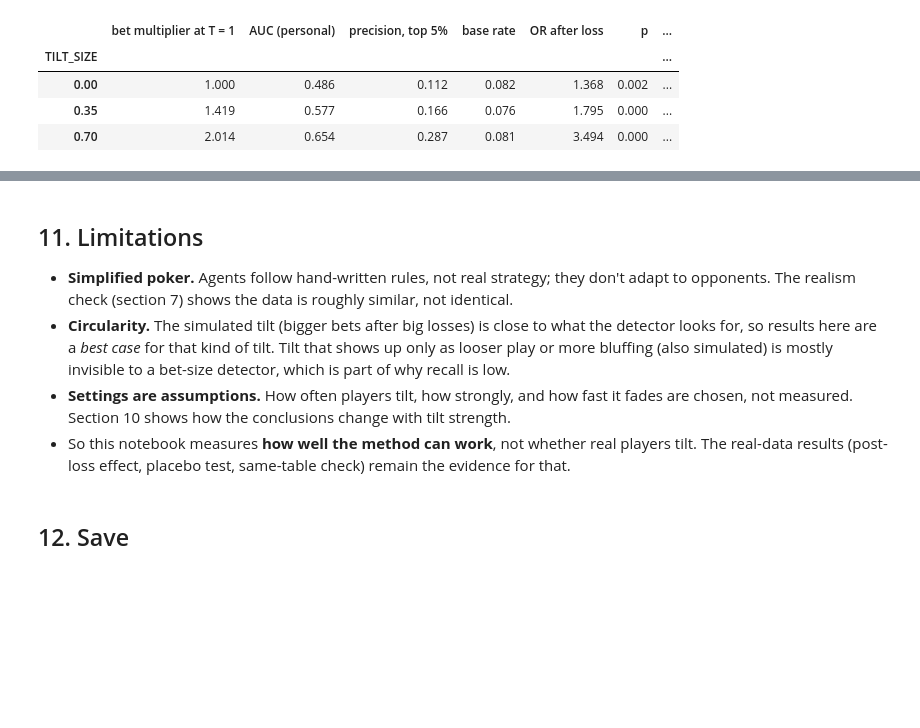
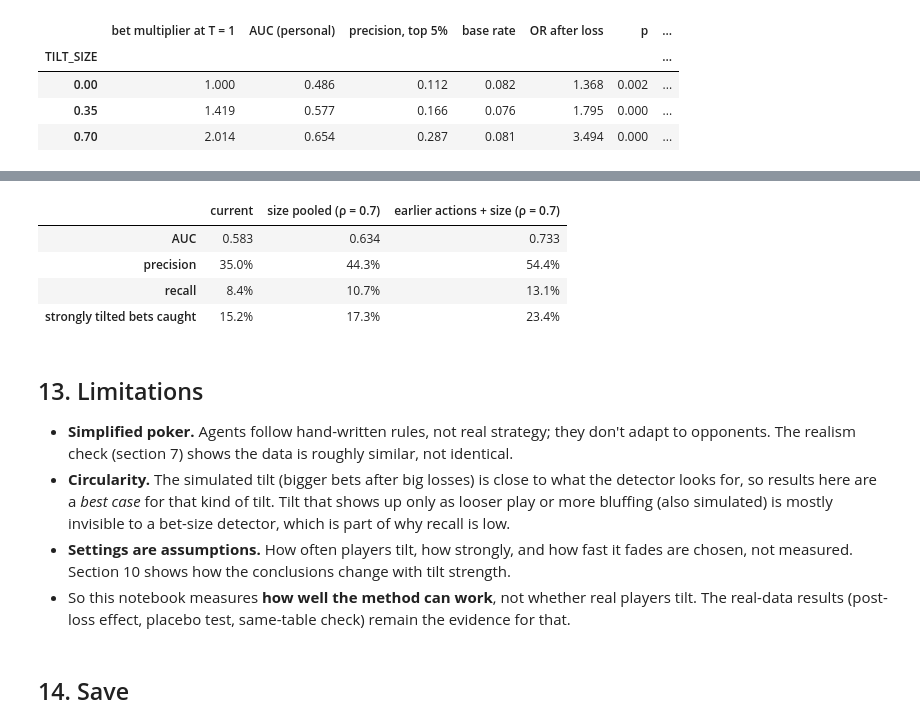
Before and after one commit to nabilislam34/Poker-hand-tilt, a Jupyter notebook: PokerTilt_Simulation.ipynb, the cells around one changed output, grey strips where cells are left out. Saved outputs shown, nothing was run; the diff lists cells and outputs as text; code cells hidden in the pictures; blank space fills up the shorter version.

```diff
--- a/PokerTilt_Simulation.ipynb
+++ b/PokerTilt_Simulation.ipynb
@@ -776,5 +1079,22 @@ TILT_SIZE 0.7 done
+# %%
+summary = pd.DataFrame({
+    'current': action_results.loc['current (single bet)'],
+    'size pooled (ρ = 0.7)': action_results.loc['size pooled, rho=0.7'],
+    'earlier actions + size (ρ = 0.7)': action_results.loc['earlier actions + size, rho=0.7'],
+}).loc[['AUC', 'precision', 'recall', 'caught: strong']].astype(float)
+summary = summary.rename(index={'caught: strong': 'strongly tilted bets caught'})
+
+(summary.style
+    .format('{:.3f}', subset=pd.IndexSlice[['AUC'], :])
+    .format('{:.1%}', subset=pd.IndexSlice[['precision', 'recall', 'strongly tilted bets caught'], :]))
+# %% [output]
+|  | current | size pooled (ρ = 0.7) | earlier actions + size (ρ = 0.7) |
+| AUC | 0.583 | 0.634 | 0.733 |
+| precision | 35.0% | 44.3% | 54.4% |
+| recall | 8.4% | 10.7% | 13.1% |
+| strongly tilted bets caught | 15.2% | 17.3% | 23.4% |
 # %% [markdown]
-## 11. Limitations
+## 13. Limitations
 
 - **Simplified poker.** Agents follow hand-written rules, not real strategy; they don't adapt to opponents.
   The realism check (section 7) shows the data is roughly similar, not identical.
@@ -786,7 +1106,7 @@ TILT_SIZE 0.7 done
 - So this notebook measures **how well the method can work**, not whether real players tilt. The real-data
   results (post-loss effect, placebo test, same-table check) remain the evidence for that.
 # %% [markdown]
-## 12. Save
+## 14. Save
 # %%
 sim.to_parquet('sim_decisions.parquet', index=False)   # every simulated decision, with the hidden truth columns
 players.to_csv('sim_players.csv')                       # each simulated player's settings
```
Also changed, not shown: parts of 15 cells of this notebook, 1 other file.
